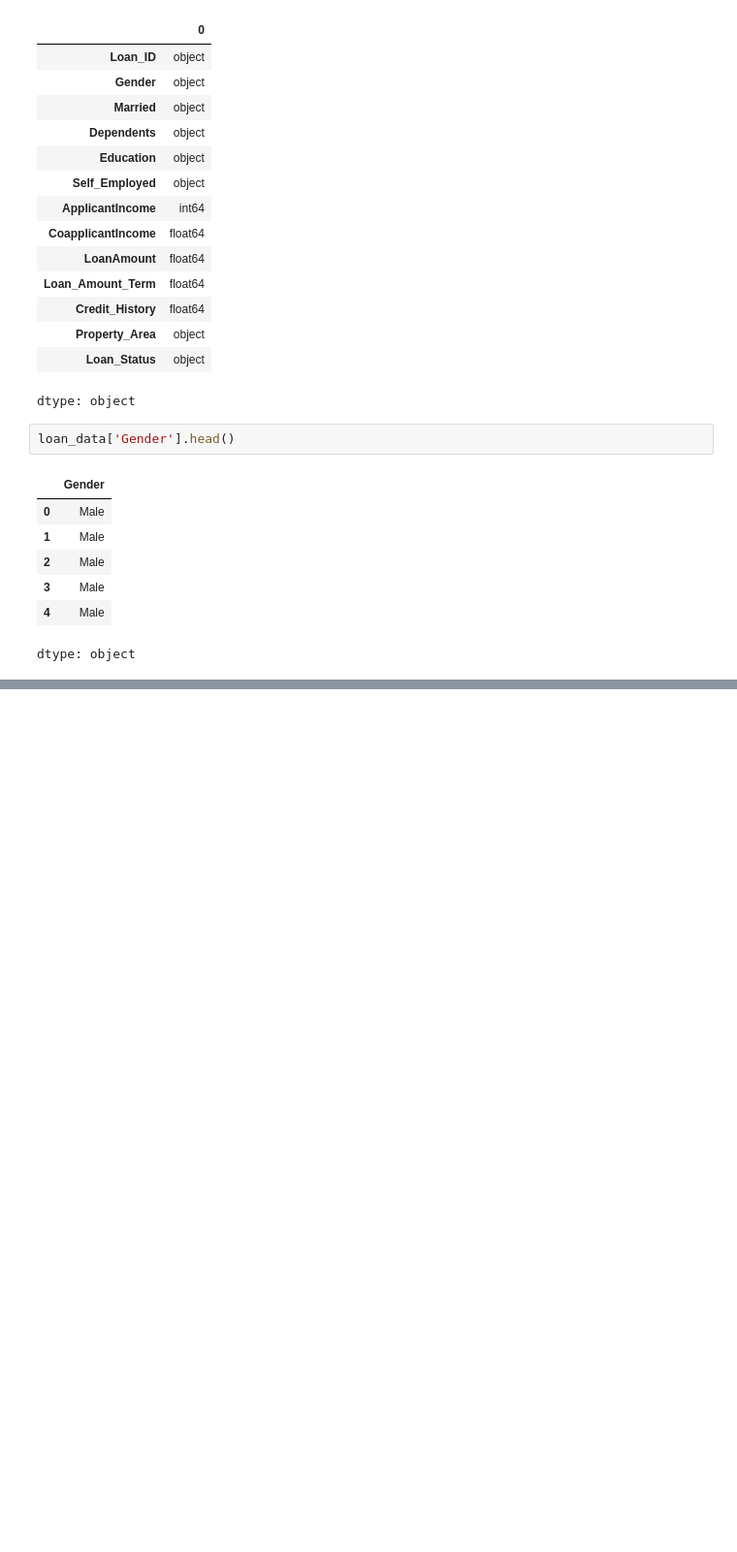
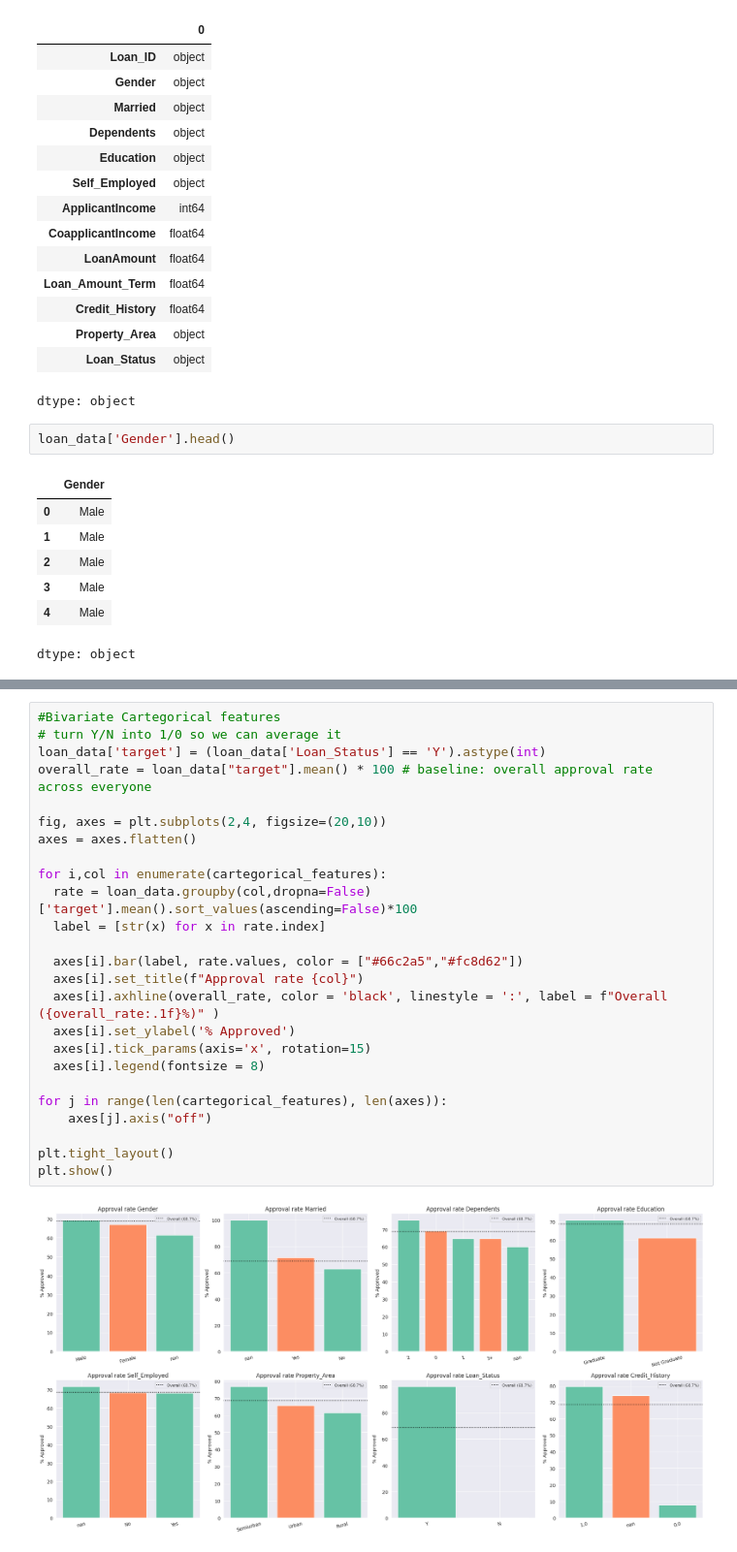
Before and after one commit to polokocodes/Data-Science---ML-Projects, a Jupyter notebook: EDA_Loan_prediction.ipynb, the cells around one changed output, grey strips where cells are left out. Shown at 97% size. Cells and saved outputs as stored; diff of their text form; blank space fills up the shorter version.

```diff
--- a/EDA_Loan_prediction.ipynb
+++ b/EDA_Loan_prediction.ipynb
@@ -203,0 +151,27 @@ plt.show()
+# %%
+#Bivariate Cartegorical features
+# turn Y/N into 1/0 so we can average it
+loan_data['target'] = (loan_data['Loan_Status'] == 'Y').astype(int)
+overall_rate = loan_data["target"].mean() * 100 # baseline: overall approval rate across everyone
+
+fig, axes = plt.subplots(2,4, figsize=(20,10))
+axes = axes.flatten()
+
+for i,col in enumerate(cartegorical_features):
+  rate = loan_data.groupby(col,dropna=False)['target'].mean().sort_values(ascending=False)*100
+  label = [str(x) for x in rate.index]
+
+  axes[i].bar(label, rate.values, color = ["#66c2a5","#fc8d62"])
+  axes[i].set_title(f"Approval rate {col}")
+  axes[i].axhline(overall_rate, color = 'black', linestyle = ':', label = f"Overall ({overall_rate:.1f}%)" )
+  axes[i].set_ylabel('% Approved')
+  axes[i].tick_params(axis='x', rotation=15)
+  axes[i].legend(fontsize = 8)
+
+for j in range(len(cartegorical_features), len(axes)):
+    axes[j].axis("off")
+
+plt.tight_layout()
+plt.show()
+# %% [output]
+[figure, added]
```
Also changed, not shown: parts of 14 cells of this notebook.
